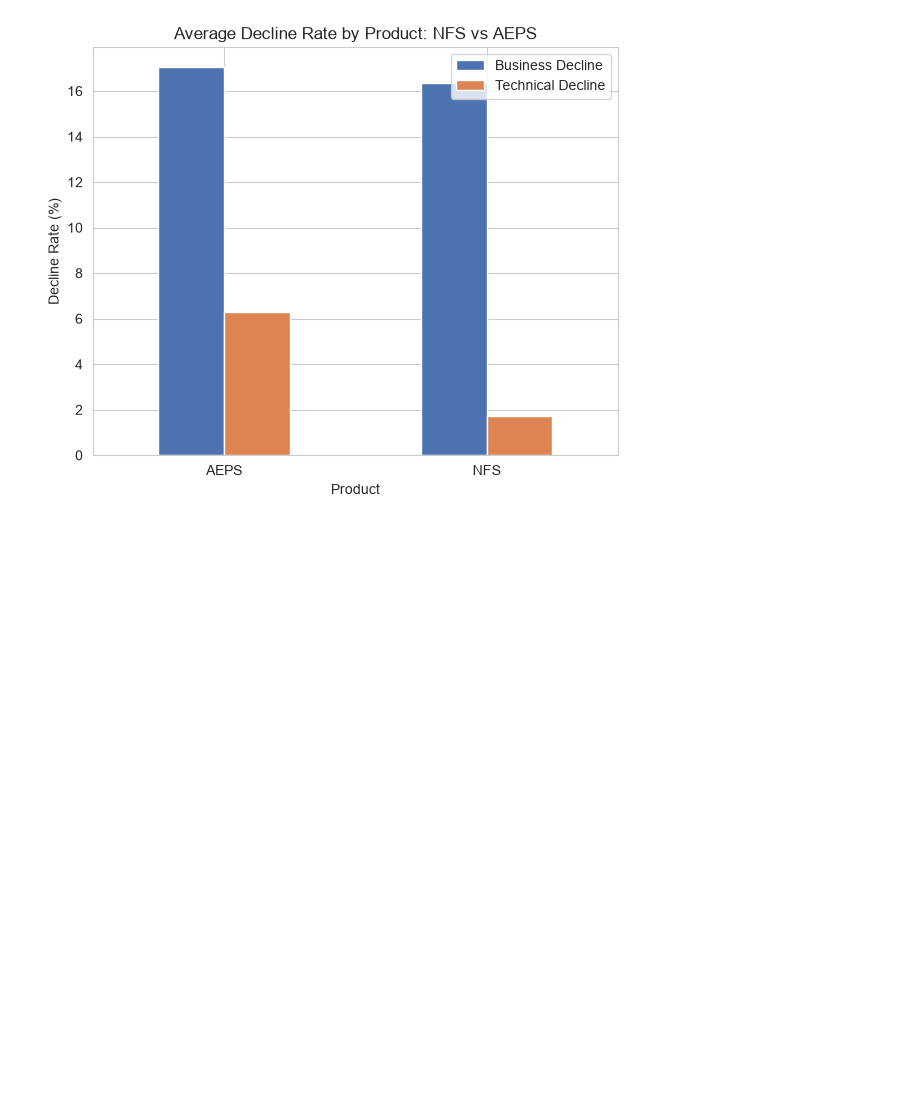
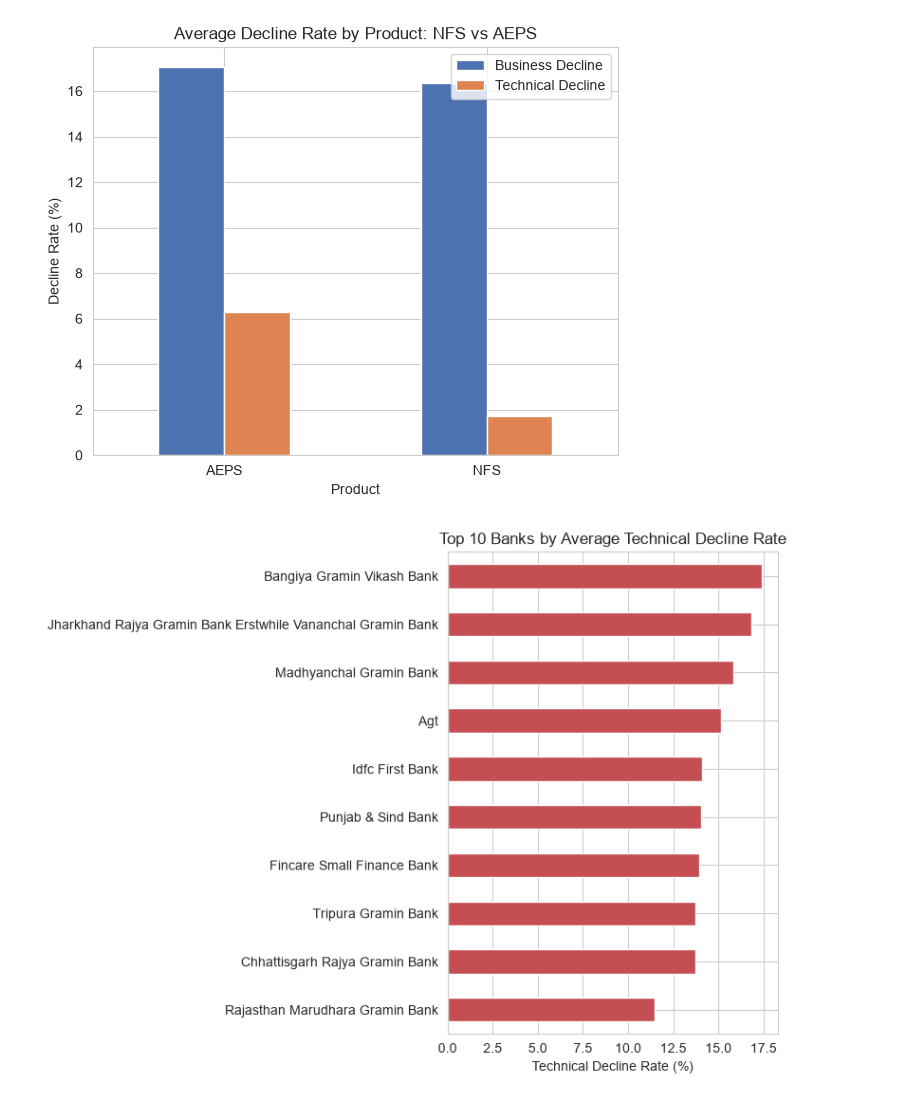
Before and after one commit to nandini2217/NPCI-Digital-Payments-Failure-Analysis, a Jupyter notebook: notebooks/eda.ipynb, the cells around one changed output. Saved outputs shown, nothing was run; the diff lists cells and outputs as text; code cells hidden in the pictures; blank space fills up the shorter version.

Commit message:
EDA: top 10 banks by technical decline rate chart

```diff
--- a/notebooks/eda.ipynb
+++ b/notebooks/eda.ipynb
@@ -49,3 +49,21 @@ plt.savefig("../data/processed/chart_product_comparison.png", dpi=150)
 plt.show()
 # %% [output]
 [figure]
+# %%
+top_td_banks = (
+    df.groupby("bank")["td_pct"]
+    .mean()
+    .sort_values(ascending=False)
+    .head(10)
+)
+
+plt.figure(figsize=(8, 6))
+top_td_banks.sort_values().plot(kind="barh", color="#C44E52")
+plt.title("Top 10 Banks by Average Technical Decline Rate")
+plt.xlabel("Technical Decline Rate (%)")
+plt.ylabel("")
+plt.tight_layout()
+plt.savefig("../data/processed/chart_top_td_banks.png", dpi=150)
+plt.show()
+# %% [output]
+[figure, added]
```
Also changed, not shown: 1 other file.
